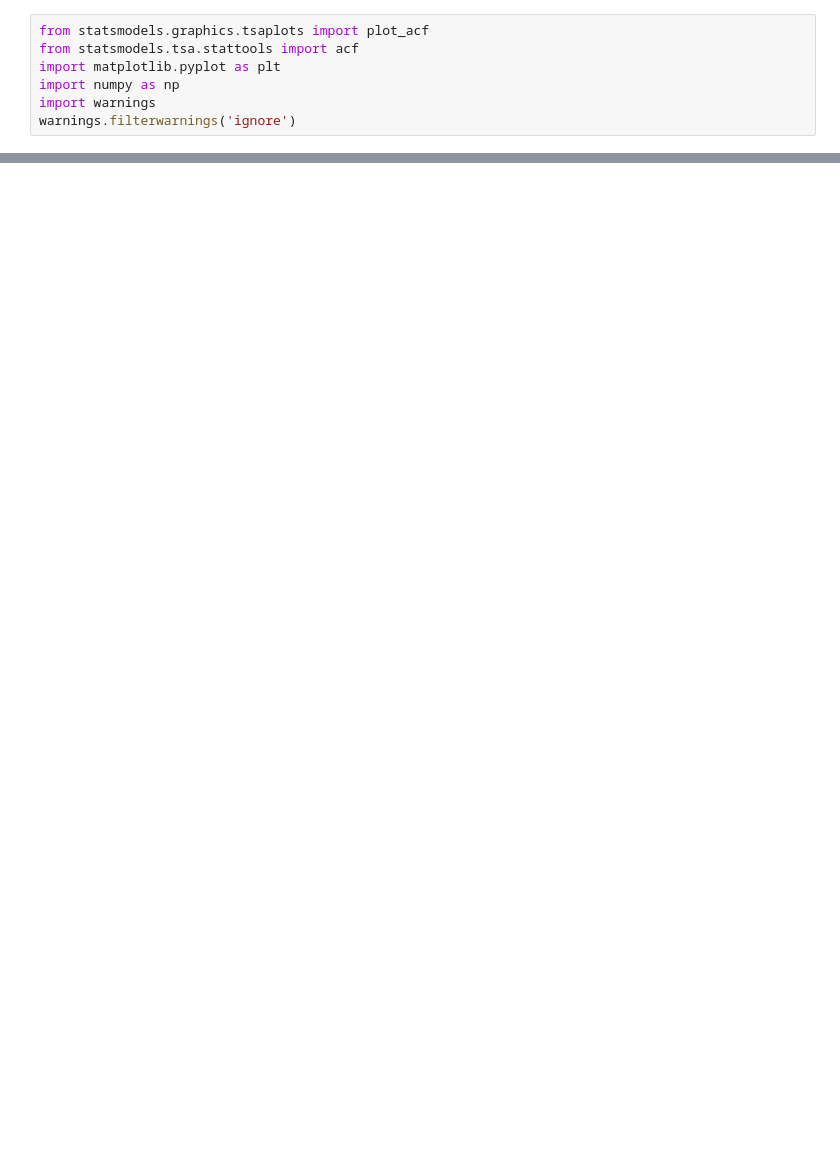
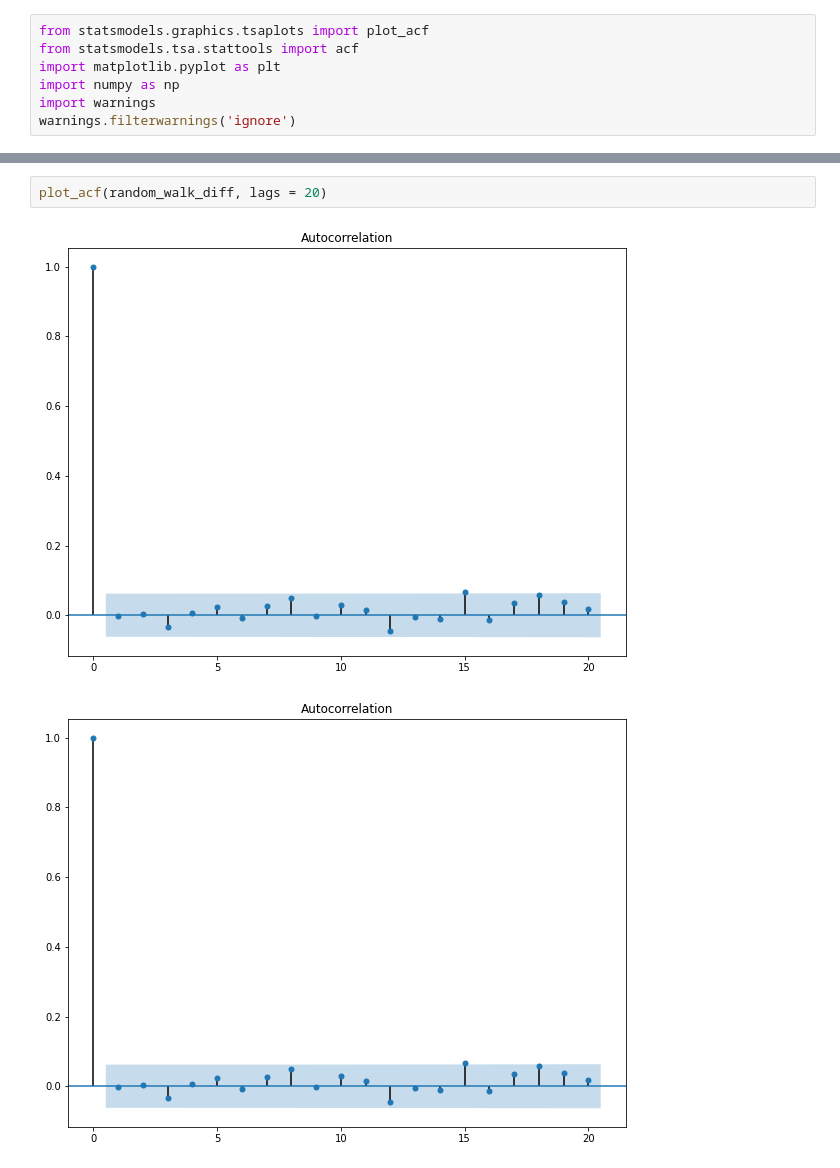
Before and after one commit to thiago2608santana/Analise_Series_Temporais, a Jupyter notebook: Statistical_Learning_Basic_Models.ipynb, the cells around one changed output, grey strips where cells are left out. Drawn from its saved outputs; the diff is of its cells as text; blank space fills up the shorter version.

```diff
--- a/Statistical_Learning_Basic_Models.ipynb
+++ b/Statistical_Learning_Basic_Models.ipynb
@@ -9,0 +58,5 @@ warnings.filterwarnings('ignore')
+# %%
+plot_acf(random_walk_diff, lags = 20)
+# %% [output]
+[figure, added]
+[figure, added]
```
Also changed, not shown: parts of 11 cells of this notebook.
